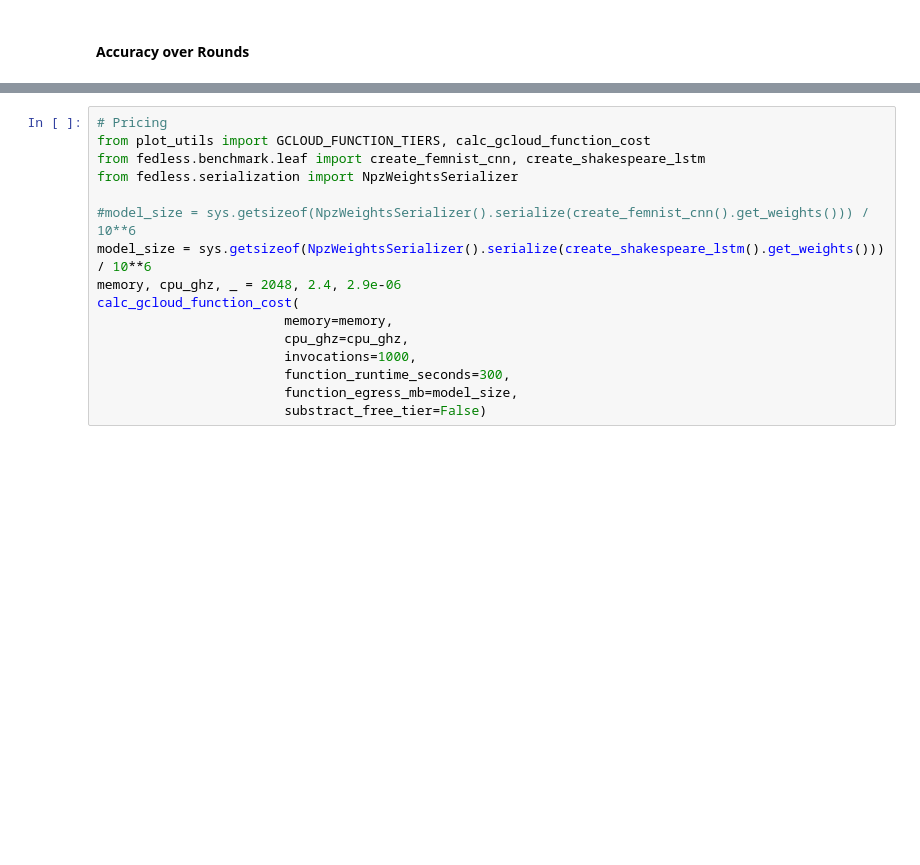
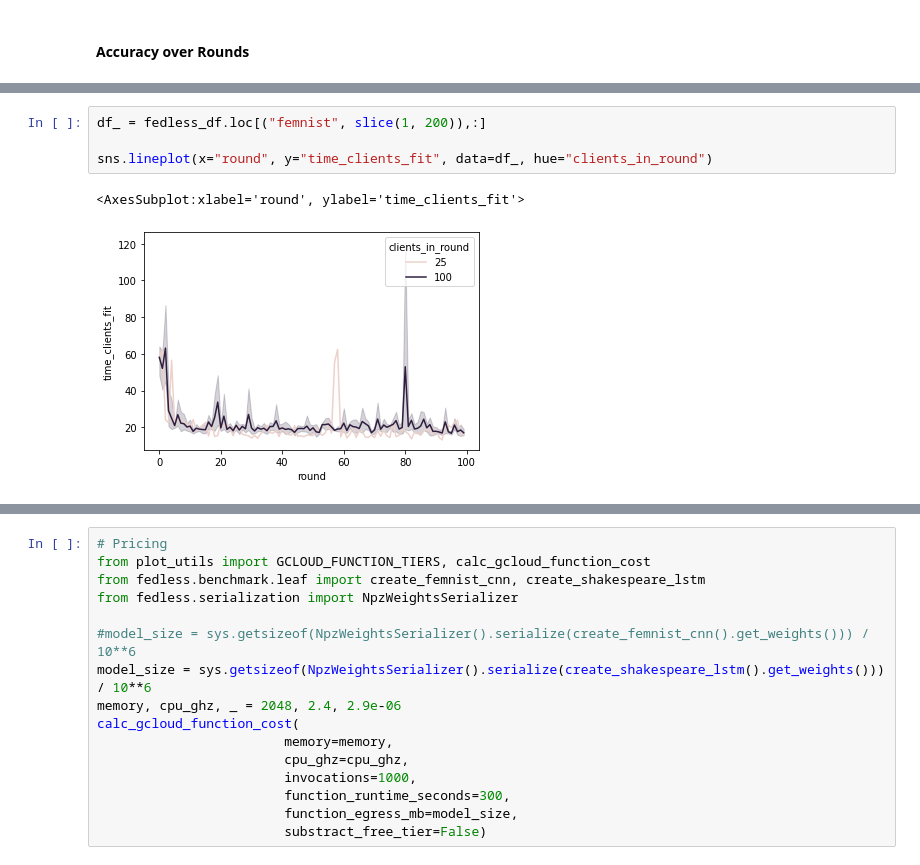
Before and after one commit to Serverless-Federated-Learning/FedLesScan, a Jupyter notebook: experiments/fedless-analysis.ipynb, the cells around one changed output, grey strips where cells are left out. Saved outputs shown, nothing was run; the diff lists cells and outputs as text; blank space fills up the shorter version.

```diff
--- a/experiments/fedless-analysis.ipynb
+++ b/experiments/fedless-analysis.ipynb
@@ -212,0 +250,7 @@ sns.lineplot(x="round", y="accuracy", data=df_, palette=SNS_DEFAULT_PALETTE)
+# %%
+df_ = fedless_df.loc[("femnist", slice(1, 200)),:]
+
+sns.lineplot(x="round", y="time_clients_fit", data=df_, hue="clients_in_round")
+# %% [output]
+<AxesSubplot:xlabel='round', ylabel='time_clients_fit'>
+[figure, added]
```
Also changed, not shown: parts of 13 cells of this notebook, 2 other files.
